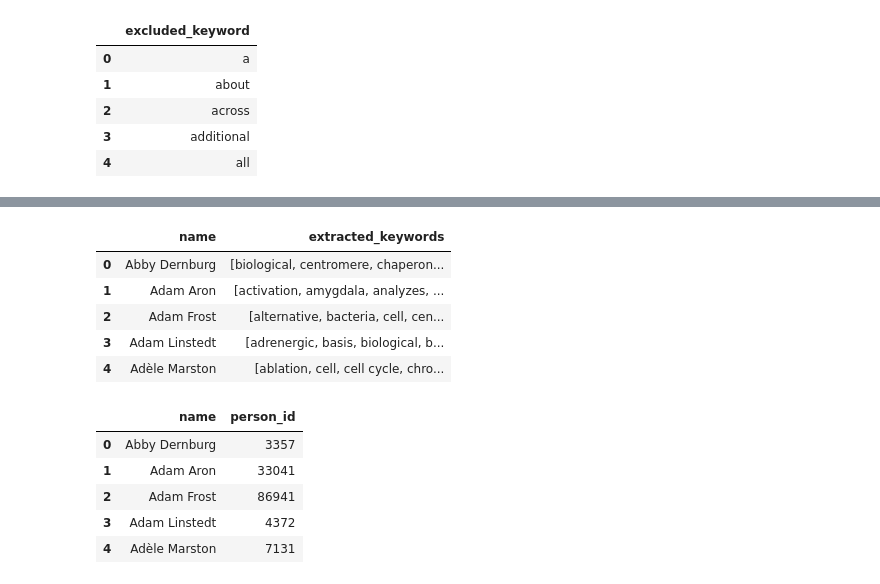
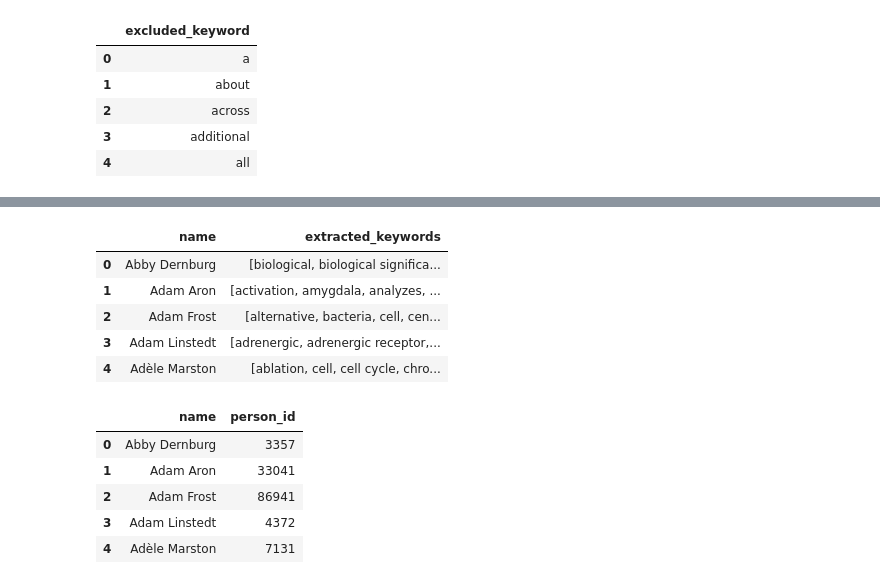
Before and after one commit to elifesciences/data-science-dags, a Jupyter notebook: notebooks/peerscout/peerscout-build-reviewing-editor-profiles.ipynb, the cells around one changed output, grey strips where cells are left out. Saved outputs shown, nothing was run; the diff lists cells and outputs as text; code cells hidden in the pictures.

Commit message:
use pubmed manuscripts for BRE recommendation

```diff
--- a/notebooks/peerscout/peerscout-build-reviewing-editor-profiles.ipynb
+++ b/notebooks/peerscout/peerscout-build-reviewing-editor-profiles.ipynb
@@ -235,2 +334,18 @@ unique manuscript ids: 7849
 duplicate manuscript ids (if any):
 |  | manuscript_id | version_id | overall_stage | qc_complete_timestamp | position_in_overall_stage | ... |
+# %%
+editor_publications_with_extracted_keywords_df = (
+    reviewing_editors_df[['person_id', 'name']]
+    .merge(
+        editor_publication_ids_df
+        [['person_id', 'publication_id', 'is_relevant_pubmed_id', 'is_search_pubmed_id']],
+        on='person_id'
+    )
+    .merge(
+        publications_extracted_keywords_df,
+        on='publication_id',
+        suffixes=('', '_extracted')
+    )
+).sort_values(['publication_id', 'person_id']).copy()
+print(len(editor_publications_with_extracted_keywords_df))
+editor_publications_with_extracted_keywords_df.head(3)
@@ -236,0 +358,11 @@ duplicate manuscript ids (if any):
+# %%
+full_submission_reviewing_editor_assignment_full_df = pd.concat([
+    full_submission_reviewing_editor_assignment_df,
+    editor_publications_with_extracted_keywords_df[
+        editor_publications_with_extracted_keywords_df['name'].isin(
+            full_submission_reviewing_editor_assignment_df['name']
+        )
+    ]
+])
+print(len(full_submission_reviewing_editor_assignment_full_df))
+full_submission_reviewing_editor_assignment_full_df.head(3)
@@ -244,7 +382,7 @@ tf_idf_vectorizer = TfidfVectorizer(
 )
 print(tf_idf_vectorizer)
 tf_idf_vectorizer.fit(
-    full_submission_reviewing_editor_assignment_df['extracted_keywords']
+    full_submission_reviewing_editor_assignment_full_df['extracted_keywords']
 )
 all_keywords_set = set(tf_idf_vectorizer.get_feature_names())
 len(all_keywords_set)
@@ -261,6 +399,7 @@ all_keywords_set = {
     keyword
     for keyword in all_keywords_set
     if re.match(r'^[a-zA-Z]', keyword)
+    and not keyword.startswith('a ')
 }
 print('all_keywords_set len (after filter):', len(all_keywords_set))
 print(sorted(all_keywords_set)[:10])
@@ -275,26 +414,26 @@ all_keywords_set len (after exclusion): 5742
 # %%
 editor_extracted_keywords_df = (
-    full_submission_reviewing_editor_assignment_df
+    full_submission_reviewing_editor_assignment_full_df
     [['name', 'extracted_keywords']]
     .groupby('name')
     .agg(
         lambda keywords_list: [
             keyword
             for keywords in keywords_list
             for keyword in keywords
             if keyword in all_keywords_set
         ]
     )
     .reset_index()
     .sort_values('name')
 )
 editor_extracted_keywords_df.head()
 # %% [output]
 |  | name | extracted_keywords |
-| 0 | Abby Dernburg | [biological, centromere, chaperon... |
+| 0 | Abby Dernburg | [biological, biological significa... |
 | 1 | Adam Aron | [activation, amygdala, analyzes, ... |
 | 2 | Adam Frost | [alternative, bacteria, cell, cen... |
-| 3 | Adam Linstedt | [adrenergic, basis, biological, b... |
+| 3 | Adam Linstedt | [adrenergic, adrenergic receptor,... |
 | 4 | Adèle Marston | [ablation, cell, cell cycle, chro... |
 # %%
 editor_person_id_df = (
```
Also changed, not shown: parts of 17 cells of this notebook, 2 other files.
